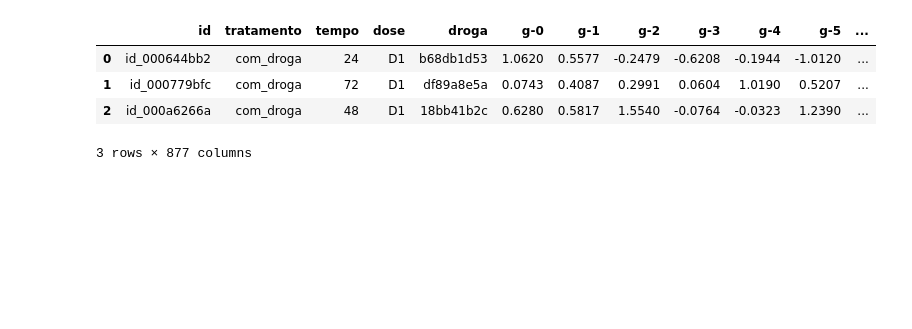
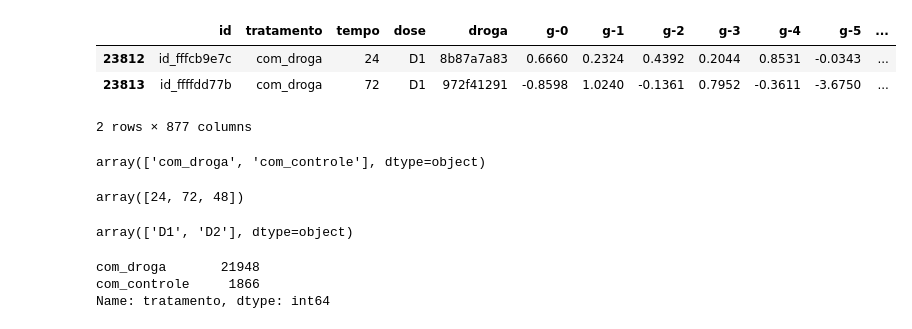
Before and after one commit to rcarasek/Alura-ImersaoDados, a Jupyter notebook: Alura_ImersãoDados_Aula01.ipynb, the cells around one changed output. Drawn from its saved outputs; the diff is of its cells as text; code cells hidden in the pictures; blank space fills up the shorter version.

```diff
--- a/Alura_ImersãoDados_Aula01.ipynb
+++ b/Alura_ImersãoDados_Aula01.ipynb
@@ -5,11 +5,28 @@ import pandas as pd
 url_dados = 'https://github.com/alura-cursos/imersaodados3/blob/main/dados/dados_experimentos.zip?raw=true'
 
 dados = pd.read_csv(url_dados, compression = 'zip')
-# %%
-dados.head(3)
-# %% [output]
-|  | id | tratamento | tempo | dose | droga | g-0 | g-1 | g-2 | g-3 | g-4 | g-5 | ... |
-| 0 | id_000644bb2 | com_droga | 24 | D1 | b68db1d53 | 1.0620 | 0.5577 | -0.2479 | -0.6208 | -0.1944 | -1.0120 | ... |
-| 1 | id_000779bfc | com_droga | 72 | D1 | df89a8e5a | 0.0743 | 0.4087 | 0.2991 | 0.0604 | 1.0190 | 0.5207 | ... |
-| 2 | id_000a6266a | com_droga | 48 | D1 | 18bb41b2c | 0.6280 | 0.5817 | 1.5540 | -0.0764 | -0.0323 | 1.2390 | ... |
-3 rows × 877 columns
+# %%
+dados.tail(2)
+# %% [output]
+|  | id | tratamento | tempo | dose | droga | g-0 | g-1 | g-2 | g-3 | g-4 | g-5 | ... |
+| 23812 | id_fffcb9e7c | com_droga | 24 | D1 | 8b87a7a83 | 0.6660 | 0.2324 | 0.4392 | 0.2044 | 0.8531 | -0.0343 | ... |
+| 23813 | id_ffffdd77b | com_droga | 72 | D1 | 972f41291 | -0.8598 | 1.0240 | -0.1361 | 0.7952 | -0.3611 | -3.6750 | ... |
+2 rows × 877 columns
+# %%
+ dados['tratamento'].unique()
+# %% [output]
+array(['com_droga', 'com_controle'], dtype=object)
+# %%
+dados['tempo'].unique()
+# %% [output]
+array([24, 72, 48])
+# %%
+dados['dose'].unique()
+# %% [output]
+array(['D1', 'D2'], dtype=object)
+# %%
+dados['tratamento'].value_counts()
+# %% [output]
+com_droga       21948
+com_controle     1866
+Name: tratamento, dtype: int64
```
Also changed, not shown: parts of 8 cells of this notebook.
